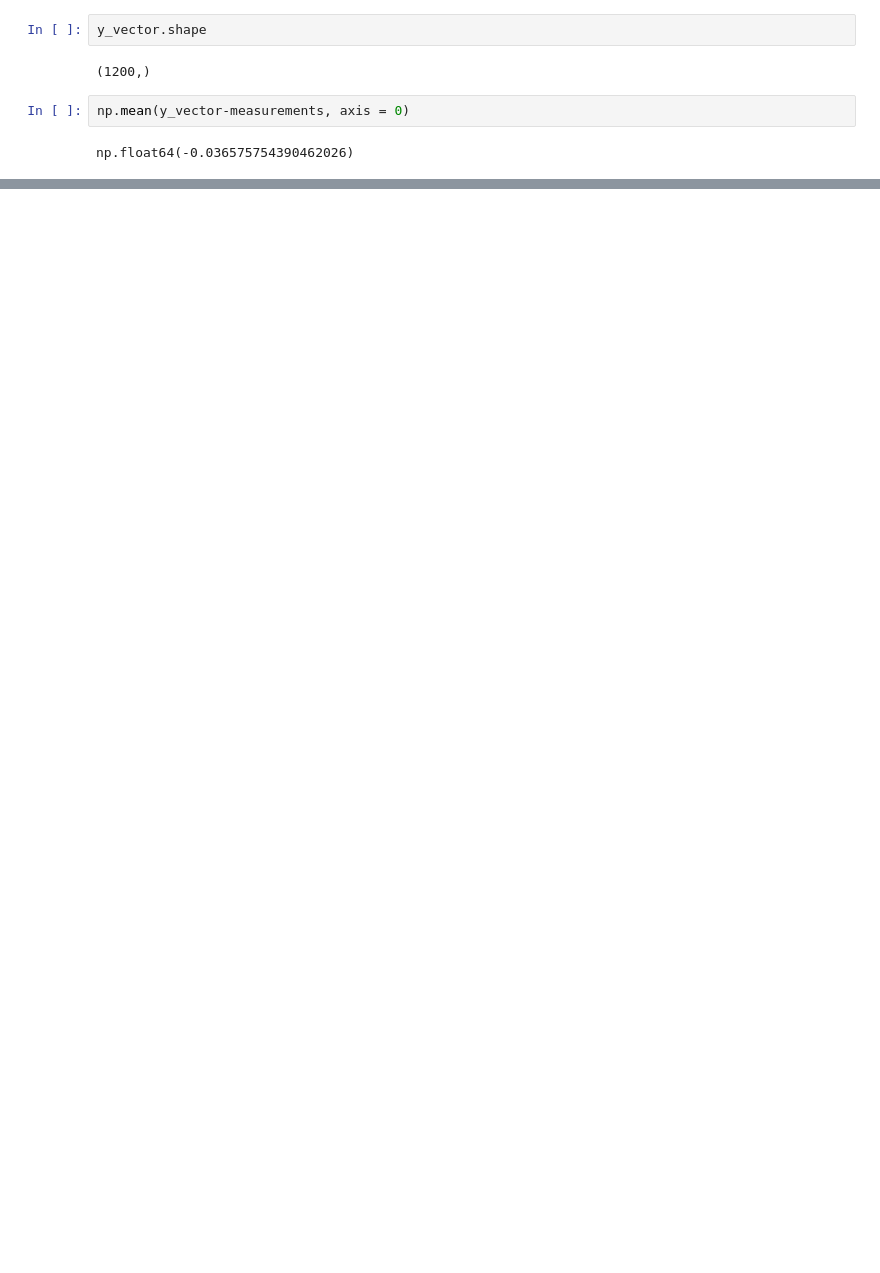
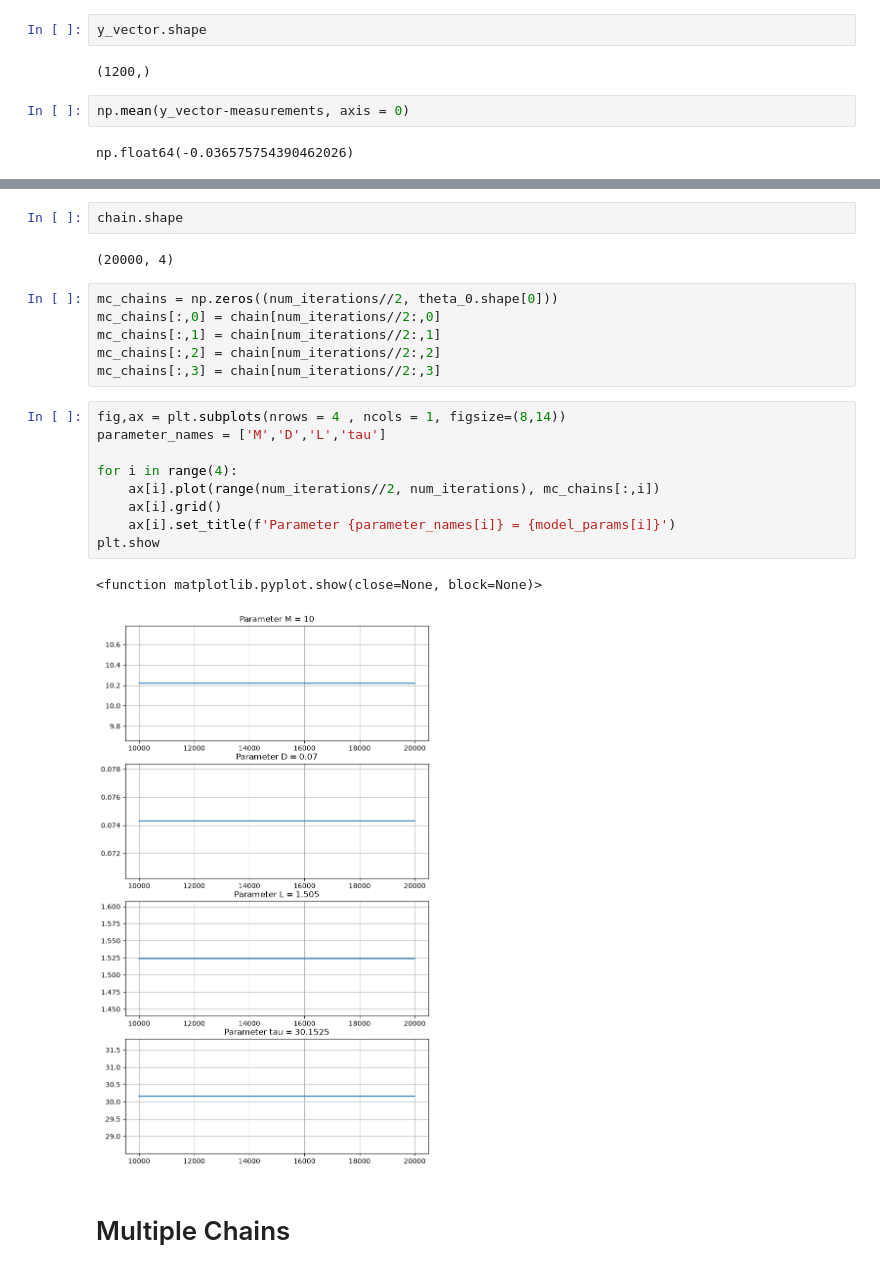
Before and after one commit to 5690-cosh/statistical_inference_exercises, a Jupyter notebook: MH_test1.ipynb, the cells around one changed output, grey strips where cells are left out. Saved outputs shown, nothing was run; the diff lists cells and outputs as text; blank space fills up the shorter version.

```diff
--- a/MH_test1.ipynb
+++ b/MH_test1.ipynb
@@ -226,0 +230,24 @@ plt.show
+# %%
+chain.shape
+# %% [output]
+(20000, 4)
+# %%
+mc_chains = np.zeros((num_iterations//2, theta_0.shape[0]))
+mc_chains[:,0] = chain[num_iterations//2:,0]
+mc_chains[:,1] = chain[num_iterations//2:,1]
+mc_chains[:,2] = chain[num_iterations//2:,2]
+mc_chains[:,3] = chain[num_iterations//2:,3]
+# %%
+fig,ax = plt.subplots(nrows = 4 , ncols = 1, figsize=(8,14))
+parameter_names = ['M','D','L','tau']
+
+for i in range(4):
+    ax[i].plot(range(num_iterations//2, num_iterations), mc_chains[:,i])
+    ax[i].grid()
+    ax[i].set_title(f'Parameter {parameter_names[i]} = {model_params[i]}')
+plt.show
+# %% [output]
+<function matplotlib.pyplot.show(close=None, block=None)>
+[figure, added]
+# %% [markdown]
+# Multiple Chains
```
Also changed, not shown: parts of 20 cells of this notebook, 4 other files.
